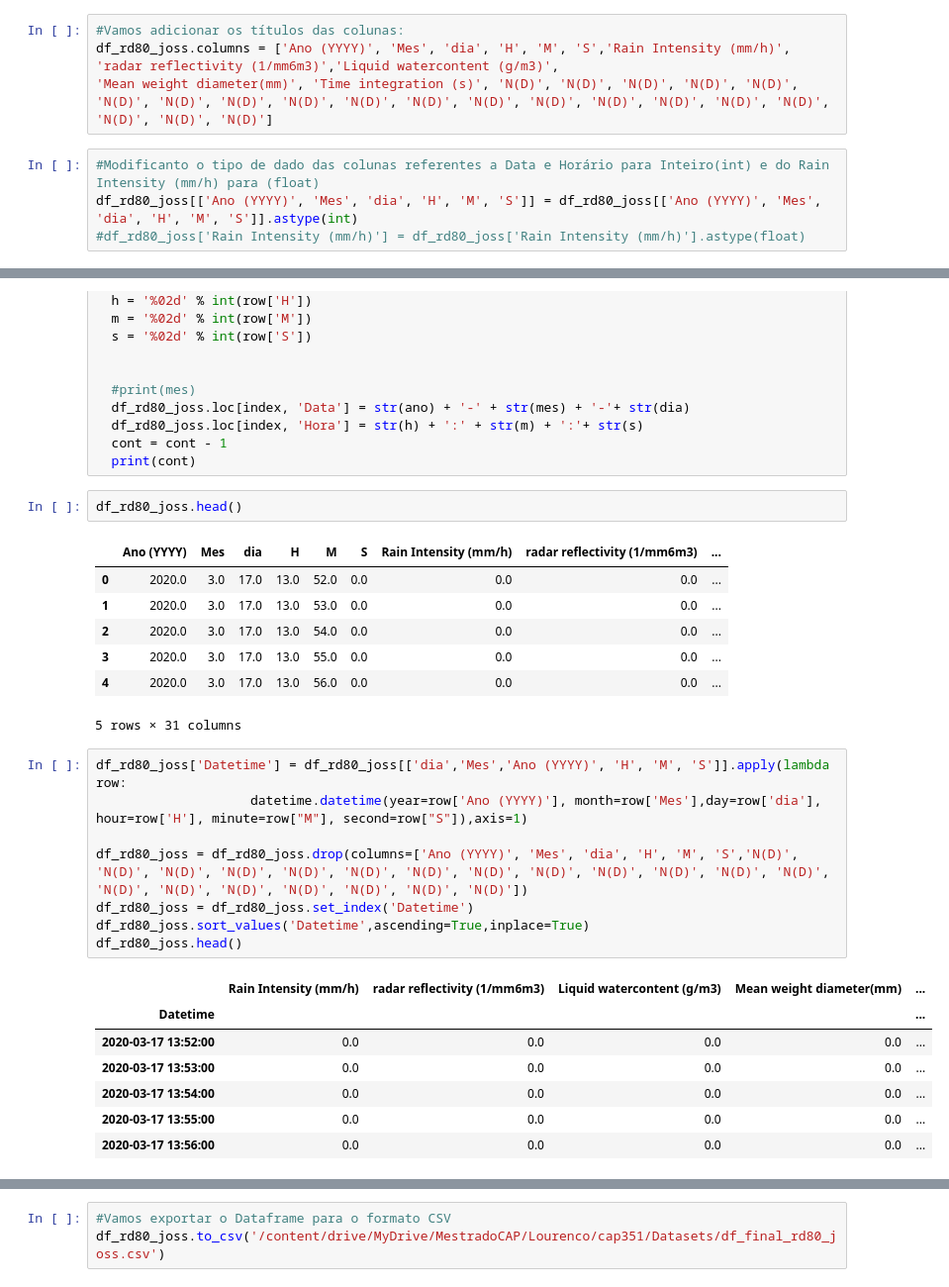
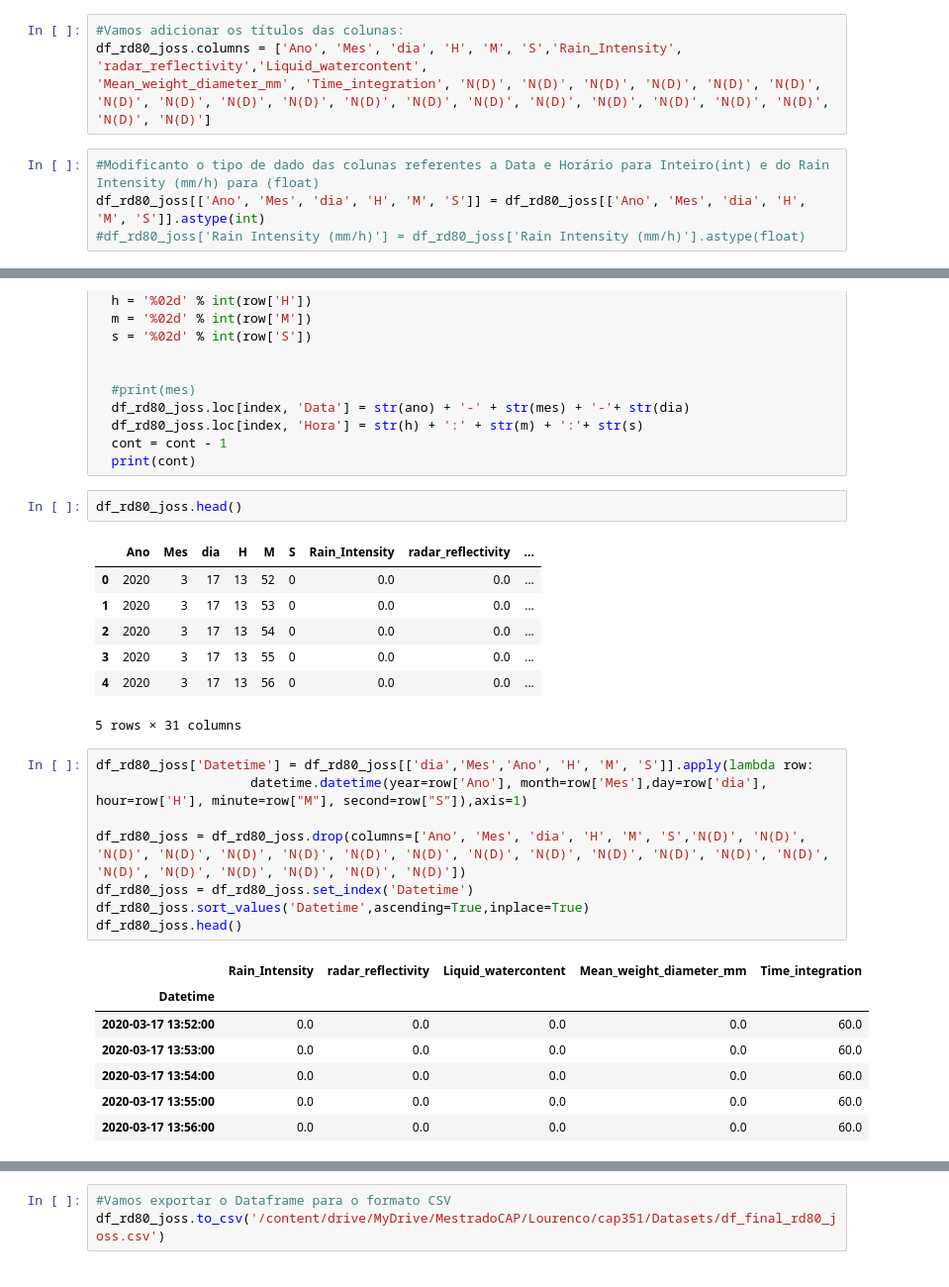
Before and after one commit to lourencocavalcante/Introduction-to-Data-Science, a Jupyter notebook: INPE_CAP394_2022_Atv01_Lourenco.ipynb, the cells around one changed output, grey strips where cells are left out. Shown at 99% size. Saved outputs shown, nothing was run; the diff lists cells and outputs as text.

```diff
--- a/INPE_CAP394_2022_Atv01_Lourenco.ipynb
+++ b/INPE_CAP394_2022_Atv01_Lourenco.ipynb
@@ -102,10 +160,10 @@ df_rd80_joss.head()
 # %%
 #Vamos adicionar os títulos das colunas:
-df_rd80_joss.columns = ['Ano (YYYY)', 'Mes', 'dia', 'H', 'M', 'S','Rain Intensity (mm/h)', 'radar reflectivity (1/mm6m3)','Liquid watercontent (g/m3)',
-'Mean weight diameter(mm)', 'Time integration (s)', 'N(D)', 'N(D)', 'N(D)', 'N(D)', 'N(D)', 'N(D)', 'N(D)', 'N(D)', 'N(D)', 'N(D)', 'N(D)', 'N(D)', 'N(D)', 'N(D)', 'N(D)', 'N(D)', 'N(D)', 'N(D)', 'N(D)', 'N(D)']
+df_rd80_joss.columns = ['Ano', 'Mes', 'dia', 'H', 'M', 'S','Rain_Intensity', 'radar_reflectivity','Liquid_watercontent',
+'Mean_weight_diameter_mm', 'Time_integration', 'N(D)', 'N(D)', 'N(D)', 'N(D)', 'N(D)', 'N(D)', 'N(D)', 'N(D)', 'N(D)', 'N(D)', 'N(D)', 'N(D)', 'N(D)', 'N(D)', 'N(D)', 'N(D)', 'N(D)', 'N(D)', 'N(D)', 'N(D)']
 # %%
 #Modificanto o tipo de dado das colunas referentes a Data e Horário para Inteiro(int) e do Rain Intensity (mm/h) para (float)
-df_rd80_joss[['Ano (YYYY)', 'Mes', 'dia', 'H', 'M', 'S']] = df_rd80_joss[['Ano (YYYY)', 'Mes', 'dia', 'H', 'M', 'S']].astype(int)
+df_rd80_joss[['Ano', 'Mes', 'dia', 'H', 'M', 'S']] = df_rd80_joss[['Ano', 'Mes', 'dia', 'H', 'M', 'S']].astype(int)
 #df_rd80_joss['Rain Intensity (mm/h)'] = df_rd80_joss['Rain Intensity (mm/h)'].astype(float)
 # %%
 cont = df_rd80_joss.shape[0]
@@ -127,28 +185,28 @@ for index, row in df_rd80_joss.iterrows():
 # %%
 df_rd80_joss.head()
 # %% [output]
-|  | Ano (YYYY) | Mes | dia | H | M | S | Rain Intensity (mm/h) | radar reflectivity (1/mm6m3) | ... |
-| 0 | 2020.0 | 3.0 | 17.0 | 13.0 | 52.0 | 0.0 | 0.0 | 0.0 | ... |
-| 1 | 2020.0 | 3.0 | 17.0 | 13.0 | 53.0 | 0.0 | 0.0 | 0.0 | ... |
-| 2 | 2020.0 | 3.0 | 17.0 | 13.0 | 54.0 | 0.0 | 0.0 | 0.0 | ... |
-| 3 | 2020.0 | 3.0 | 17.0 | 13.0 | 55.0 | 0.0 | 0.0 | 0.0 | ... |
-| 4 | 2020.0 | 3.0 | 17.0 | 13.0 | 56.0 | 0.0 | 0.0 | 0.0 | ... |
+|  | Ano | Mes | dia | H | M | S | Rain_Intensity | radar_reflectivity | ... |
+| 0 | 2020 | 3 | 17 | 13 | 52 | 0 | 0.0 | 0.0 | ... |
+| 1 | 2020 | 3 | 17 | 13 | 53 | 0 | 0.0 | 0.0 | ... |
+| 2 | 2020 | 3 | 17 | 13 | 54 | 0 | 0.0 | 0.0 | ... |
+| 3 | 2020 | 3 | 17 | 13 | 55 | 0 | 0.0 | 0.0 | ... |
+| 4 | 2020 | 3 | 17 | 13 | 56 | 0 | 0.0 | 0.0 | ... |
 5 rows × 31 columns
 # %%
-df_rd80_joss['Datetime'] = df_rd80_joss[['dia','Mes','Ano (YYYY)', 'H', 'M', 'S']].apply(lambda row:
-                    datetime.datetime(year=row['Ano (YYYY)'], month=row['Mes'],day=row['dia'], hour=row['H'], minute=row["M"], second=row["S"]),axis=1)
+df_rd80_joss['Datetime'] = df_rd80_joss[['dia','Mes','Ano', 'H', 'M', 'S']].apply(lambda row:
+                    datetime.datetime(year=row['Ano'], month=row['Mes'],day=row['dia'], hour=row['H'], minute=row["M"], second=row["S"]),axis=1)
 
-df_rd80_joss = df_rd80_joss.drop(columns=['Ano (YYYY)', 'Mes', 'dia', 'H', 'M', 'S','N(D)', 'N(D)', 'N(D)', 'N(D)', 'N(D)', 'N(D)', 'N(D)', 'N(D)', 'N(D)', 'N(D)', 'N(D)', 'N(D)', 'N(D)', 'N(D)', 'N(D)', 'N(D)', 'N(D)', 'N(D)', 'N(D)', 'N(D)'])
+df_rd80_joss = df_rd80_joss.drop(columns=['Ano', 'Mes', 'dia', 'H', 'M', 'S','N(D)', 'N(D)', 'N(D)', 'N(D)', 'N(D)', 'N(D)', 'N(D)', 'N(D)', 'N(D)', 'N(D)', 'N(D)', 'N(D)', 'N(D)', 'N(D)', 'N(D)', 'N(D)', 'N(D)', 'N(D)', 'N(D)', 'N(D)'])
 df_rd80_joss = df_rd80_joss.set_index('Datetime')
 df_rd80_joss.sort_values('Datetime',ascending=True,inplace=True)
 df_rd80_joss.head()
 # %% [output]
-|  | Rain Intensity (mm/h) | radar reflectivity (1/mm6m3) | Liquid watercontent (g/m3) | Mean weight diameter(mm) | ... |
-| Datetime |  |  |  |  | ... |
-| 2020-03-17 13:52:00 | 0.0 | 0.0 | 0.0 | 0.0 | ... |
-| 2020-03-17 13:53:00 | 0.0 | 0.0 | 0.0 | 0.0 | ... |
-| 2020-03-17 13:54:00 | 0.0 | 0.0 | 0.0 | 0.0 | ... |
-| 2020-03-17 13:55:00 | 0.0 | 0.0 | 0.0 | 0.0 | ... |
-| 2020-03-17 13:56:00 | 0.0 | 0.0 | 0.0 | 0.0 | ... |
+|  | Rain_Intensity | radar_reflectivity | Liquid_watercontent | Mean_weight_diameter_mm | Time_integration |
+| Datetime |  |  |  |  |  |
+| 2020-03-17 13:52:00 | 0.0 | 0.0 | 0.0 | 0.0 | 60.0 |
+| 2020-03-17 13:53:00 | 0.0 | 0.0 | 0.0 | 0.0 | 60.0 |
+| 2020-03-17 13:54:00 | 0.0 | 0.0 | 0.0 | 0.0 | 60.0 |
+| 2020-03-17 13:55:00 | 0.0 | 0.0 | 0.0 | 0.0 | 60.0 |
+| 2020-03-17 13:56:00 | 0.0 | 0.0 | 0.0 | 0.0 | 60.0 |
 # %%
 #Vamos assumir que os valores para Rain Intensity (mm/h) que forem menores que 0.1 sejam considerados como 0(zero)
```
Also changed, not shown: parts of 18 cells of this notebook.
